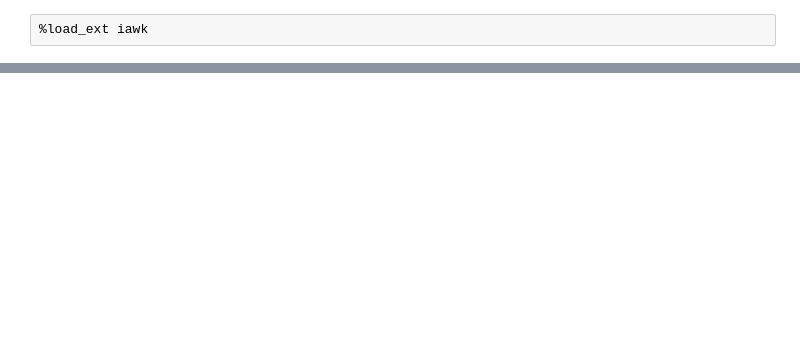
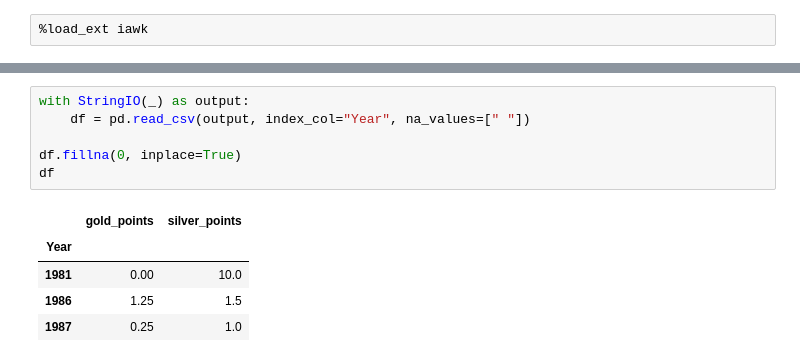
Before and after one commit to ashwinvis/awkupy, a Jupyter notebook: doc/examples/coins_histogram.ipynb, the cells around one changed output, grey strips where cells are left out. Drawn from its saved outputs; the diff is of its cells as text; blank space fills up the shorter version.

```diff
--- a/doc/examples/coins_histogram.ipynb
+++ b/doc/examples/coins_histogram.ipynb
@@ -34 +87,13 @@ df
+# %%
+with StringIO(_) as output:
+    df = pd.read_csv(output, index_col="Year", na_values=[" "])
+
+df.fillna(0, inplace=True)
+df
+# %% [output]
+|  | gold_points | silver_points |
+| Year |  |  |
+| 1981 | 0.00 | 10.0 |
+| 1986 | 1.25 | 1.5 |
+| 1987 | 0.25 | 1.0 |
 # %%
```
Also changed, not shown: parts of 9 cells of this notebook, 3 other files.
